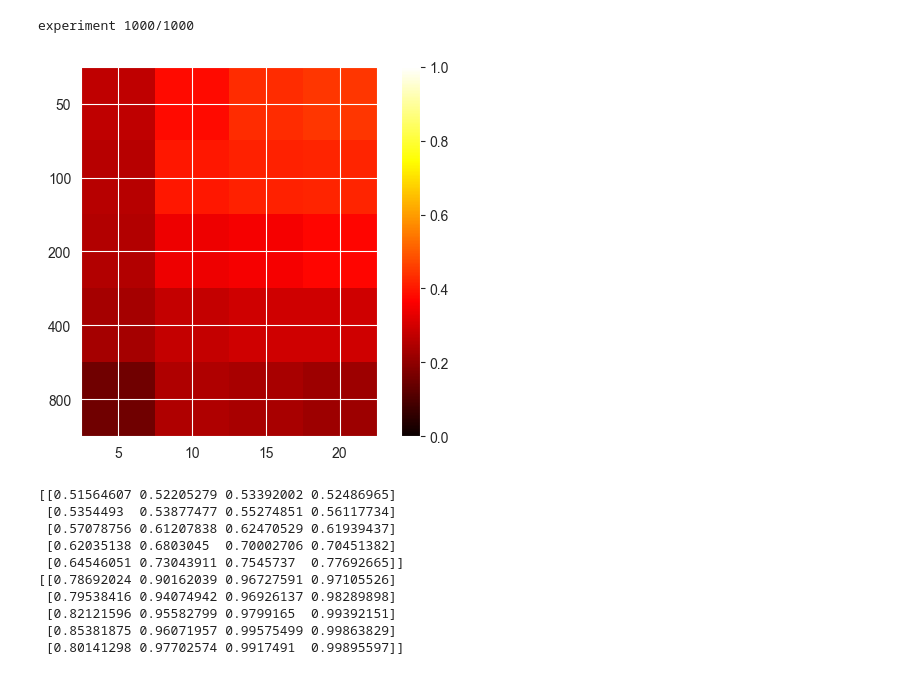
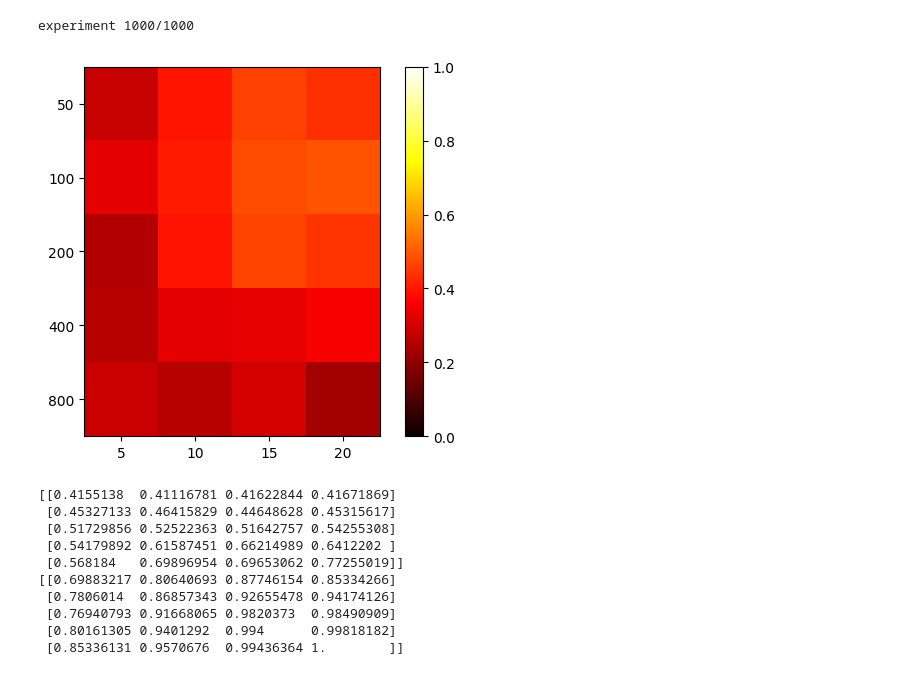
Before and after one commit to inagege/ImprovingSubgroupDiscovery, a Jupyter notebook: PRIM_Performance_Analyzing/PRIM_Baseline.ipynb, the cells around one changed output. Saved outputs shown, nothing was run; the diff lists cells and outputs as text; code cells hidden in the pictures.

```diff
--- a/PRIM_Performance_Analyzing/PRIM_Baseline.ipynb
+++ b/PRIM_Performance_Analyzing/PRIM_Baseline.ipynb
@@ -37,16 +37,16 @@ experiment 1500/1500
 # %%
-create_heatmap_generated_data_precision(calculate_y_moon2010, 20, package, None, 50)
+create_heatmap_best_box_generated_data_precision(calculate_y_moon2010, 20, package, None, 50)
 # %% [output]
 experiment 1000/1000
-[figure, old version]
+[figure, new version]
-[[0.51564607 0.52205279 0.53392002 0.52486965]
- [0.5354493  0.53877477 0.55274851 0.56117734]
- [0.57078756 0.61207838 0.62470529 0.61939437]
- [0.62035138 0.6803045  0.70002706 0.70451382]
- [0.64546051 0.73043911 0.7545737  0.77692665]]
-[[0.78692024 0.90162039 0.96727591 0.97105526]
- [0.79538416 0.94074942 0.96926137 0.98289898]
- [0.82121596 0.95582799 0.9799165  0.99392151]
- [0.85381875 0.96071957 0.99575499 0.99863829]
- [0.80141298 0.97702574 0.9917491  0.99895597]]
+[[0.4155138  0.41116781 0.41622844 0.41671869]
+ [0.45327133 0.46415829 0.44648628 0.45315617]
+ [0.51729856 0.52522363 0.51642757 0.54255308]
+ [0.54179892 0.61587451 0.66214989 0.6412202 ]
+ [0.568184   0.69896954 0.69653062 0.77255019]]
+[[0.69883217 0.80640693 0.87746154 0.85334266]
+ [0.7806014  0.86857343 0.92655478 0.94174126]
+ [0.76940793 0.91668065 0.9820373  0.98490909]
+ [0.80161305 0.9401292  0.994      0.99818182]
+ [0.85336131 0.9570676  0.99436364 1.        ]]
 # %%
```
Also changed, not shown: parts of 3 cells of this notebook, 4 other files.
